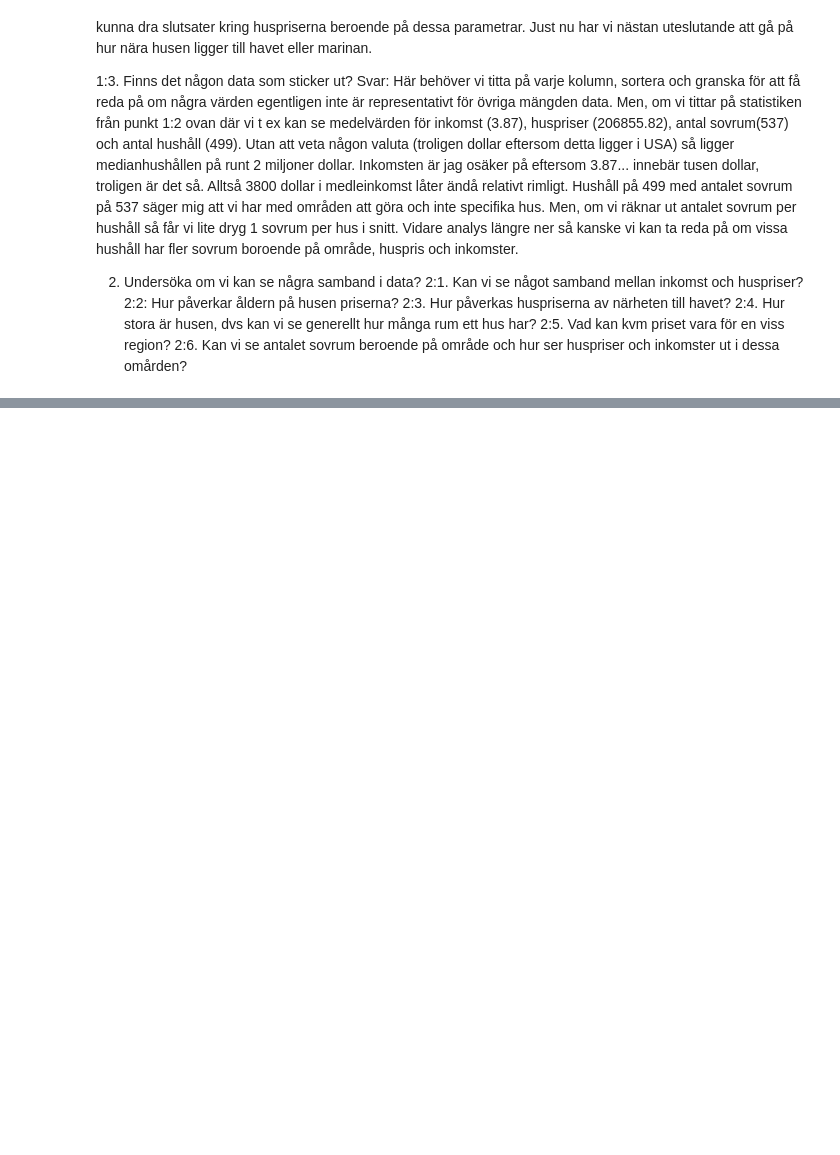
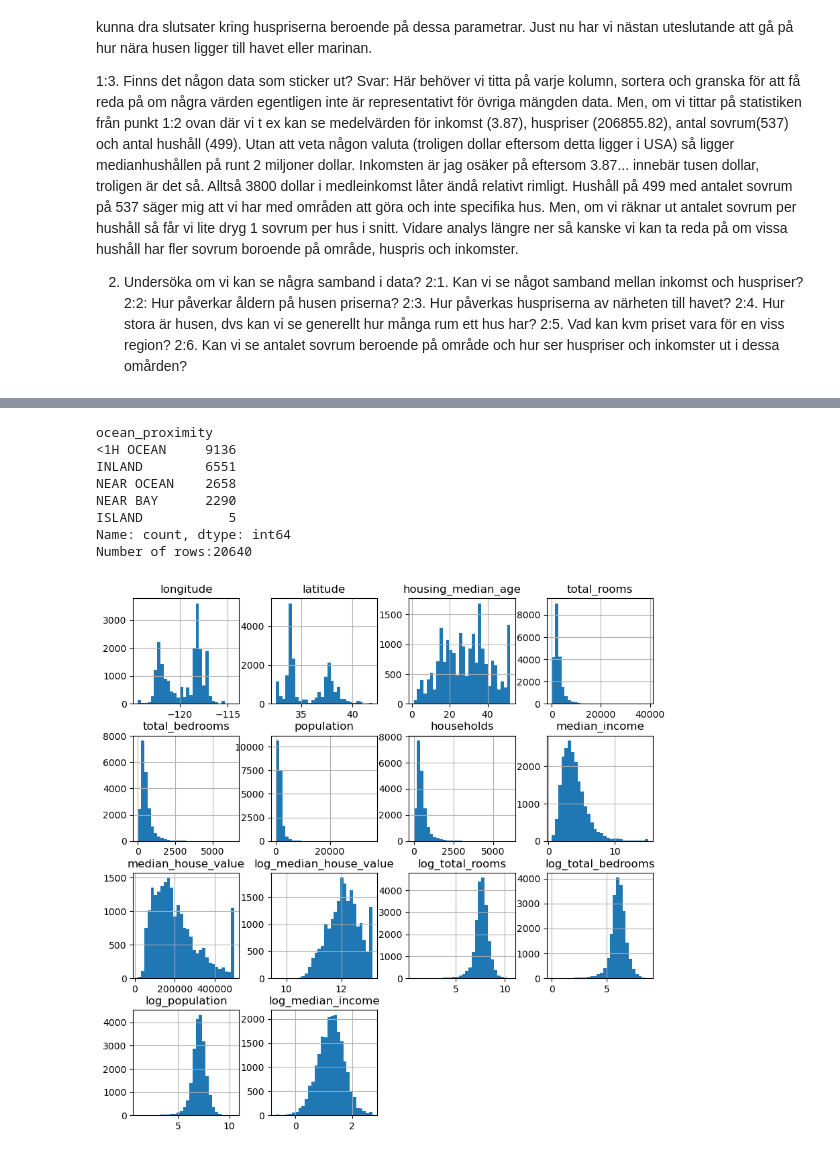
Before and after one commit to pejohans/python_and_ai, a Jupyter notebook: kunskapskontrol_3/EDA_housing.ipynb, the cells around one changed output, grey strips where cells are left out. Drawn from its saved outputs; the diff is of its cells as text; code cells hidden in the pictures; blank space fills up the shorter version.

```diff
--- a/kunskapskontrol_3/EDA_housing.ipynb
+++ b/kunskapskontrol_3/EDA_housing.ipynb
@@ -122 +127,80 @@ fig.tight_layout()
 [figure]
+# %%
+#2. Undersöka om vi kan se några samband i data?
+
+#See the spread of where houses lies
+print(houses["ocean_proximity"].value_counts())
+
+#Create a histogram of our data for analysis
+print(f'Number of rows:{houses.shape[0]}')
+#houses.hist(figsize=(10,10), bins=30)
+
+# Log-transformering
+#Analysis: By log tranforming (taking out extreme values) some or all of the columns which are a bit scewed to the right
+#we get a better data for models and visulizations.
+houses['log_median_house_value'] = np.log(houses['median_house_value'])
+houses['log_total_rooms'] = np.log(houses['total_rooms'])
+houses['log_total_bedrooms'] = np.log(houses['total_bedrooms'])
+houses['log_population'] = np.log(houses['population'])
+houses['log_median_income'] = np.log(houses['median_income'])
+houses.hist(figsize=(10,10), bins=30)
+
+#Remove 207 rows with null values (total_bedrooms for comparison)
+#subsetH = houses[houses["total_bedrooms"].notnull()]
+#print(f'Number of rows:{subsetH.shape[0]}')
+#subsetH.hist(figsize=(10,10), bins=30)
+#print(f'Test: {houses['total_bedrooms'].value_counts(dropna=False)}')
+
+
+#2:1. Kan vi se något samband mellan inkomst och huspriser?
+
+#Filter out extreme values that are not representative
+filtered_houses = houses[houses['median_house_value'] < 500000]
+fig, ax = plt.subplots(figsize=(8, 6))
+scatter = ax.scatter(
+    filtered_houses['median_income'],
+    filtered_houses['median_house_value'],
+    c=filtered_houses['housing_median_age'],
+    cmap='viridis',
+    alpha=0.7,
+    edgecolors='black',
+    linewidth=0.2
+)
+
+cbar = fig.colorbar(scatter, ax=ax)
+cbar.set_label('Medianålder på hus')
+
+sns.regplot(
+    data=filtered_houses,
+    x='median_income',
+    y='median_house_value',
+    scatter=False,
+    ax=ax,
+    color='red',
+    line_kws={'linewidth': 2})
+
+
+ax.set_xlabel('Medianinkomst')
+ax.set_ylabel('Medianvärde på hus')
+ax.set_title('Förhållande mellan inkomst och huspriser (färg = Medianålder)')
+fig.tight_layout()
+
+
+
+#Conclusion: We can se clearly that income is a factor when it comes to house prices.
+#Studying the visual plot we can also see a trend line (red) which indicates a trend
+#where house prices correlates with the income. We can also see that younger houses
+#are owned by those with higher income. However, those older houses are owned
+#by those with lower income are also more expensive. The conclusion here could be
+#that people has paid of their loans and those houses has gone up in value.
+#and that is why they can afford to live in those houses.
+# %% [output]
+ocean_proximity
+<1H OCEAN     9136
+INLAND        6551
+NEAR OCEAN    2658
+NEAR BAY      2290
+ISLAND           5
+Name: count, dtype: int64
+Number of rows:20640
+[figure, added]
```
Also changed, not shown: parts of 3 cells of this notebook.
